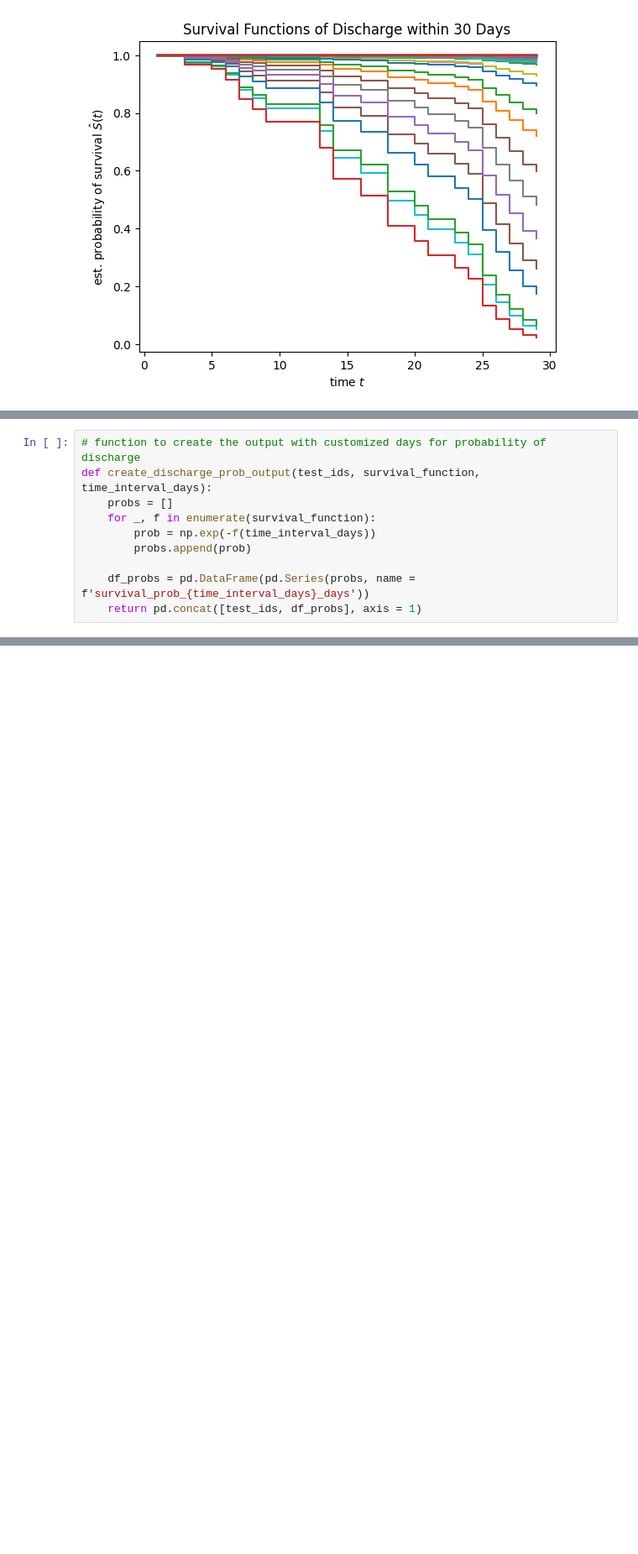
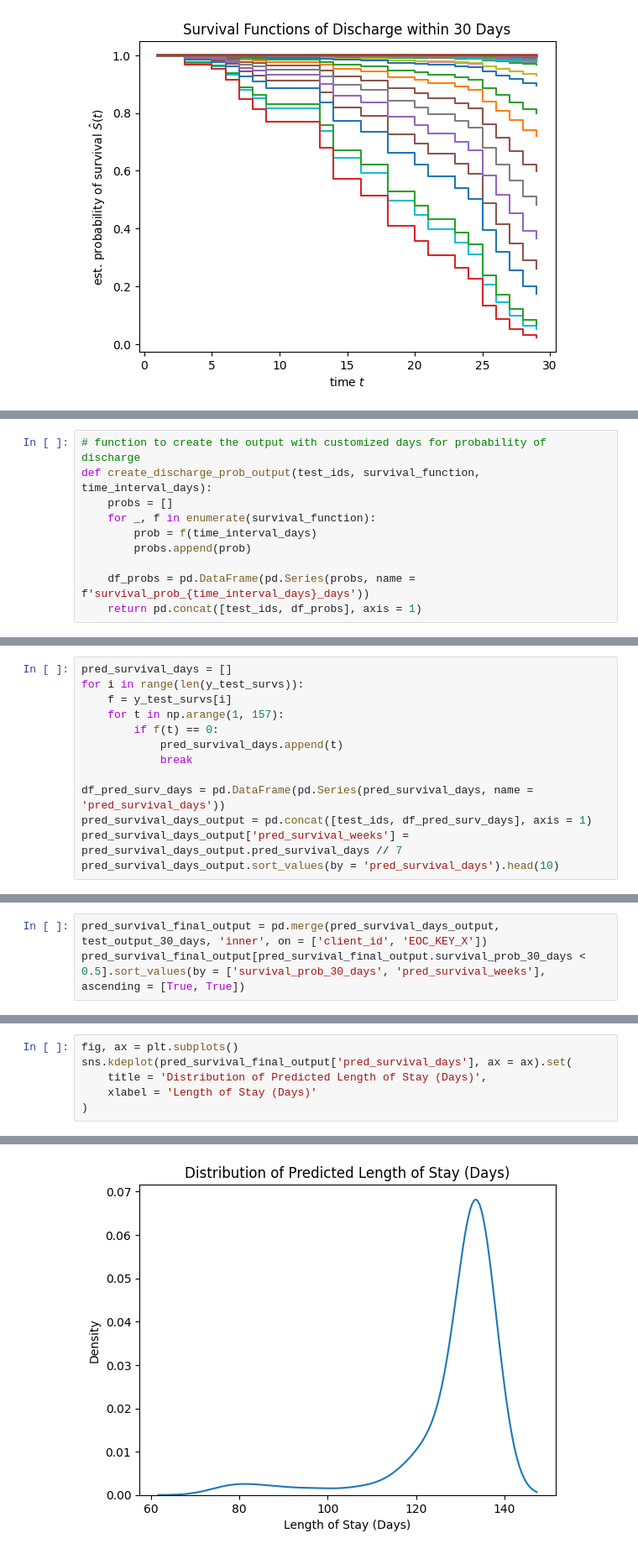
Before and after one commit to yxy1104/mh-discharge-survival-analysis, a Jupyter notebook: mh_discharge_sa_model.ipynb, the cells around one changed output, grey strips where cells are left out. Shown at 84% size. Saved outputs shown, nothing was run; the diff lists cells and outputs as text; blank space fills up the shorter version.

```diff
--- a/mh_discharge_sa_model.ipynb
+++ b/mh_discharge_sa_model.ipynb
@@ -405,7 +405,7 @@ Text(0.5, 1.0, 'Hazard Functions of Discharge within 30 Days')
 def create_discharge_prob_output(test_ids, survival_function, time_interval_days):
     probs = []
     for _, f in enumerate(survival_function):
-        prob = np.exp(-f(time_interval_days))
+        prob = f(time_interval_days)
         probs.append(prob)
 
     df_probs = pd.DataFrame(pd.Series(probs, name = f'survival_prob_{time_interval_days}_days'))
@@ -422,0 +426,13 @@ test_output_30_days[test_output_30_days.survival_prob_30_days >= 0.8].sort_value
+# %%
+pred_survival_days = []
+for i in range(len(y_test_survs)):
+    f = y_test_survs[i]
+    for t in np.arange(1, 157):
+        if f(t) == 0:
+            pred_survival_days.append(t)
+            break
+
+df_pred_surv_days = pd.DataFrame(pd.Series(pred_survival_days, name = 'pred_survival_days'))
+pred_survival_days_output = pd.concat([test_ids, df_pred_surv_days], axis = 1)
+pred_survival_days_output['pred_survival_weeks'] = pred_survival_days_output.pred_survival_days // 7
+pred_survival_days_output.sort_values(by = 'pred_survival_days').head(10)
@@ -422,0 +451,3 @@ test_output_30_days[test_output_30_days.survival_prob_30_days >= 0.8].sort_value
+# %%
+pred_survival_final_output = pd.merge(pred_survival_days_output, test_output_30_days, 'inner', on = ['client_id', 'EOC_KEY_X'])
+pred_survival_final_output[pred_survival_final_output.survival_prob_30_days < 0.5].sort_values(by = ['survival_prob_30_days', 'pred_survival_weeks'], ascending = [True, True])
@@ -422,0 +463,7 @@ test_output_30_days[test_output_30_days.survival_prob_30_days >= 0.8].sort_value
+# %%
+fig, ax = plt.subplots()
+sns.kdeplot(pred_survival_final_output['pred_survival_days'], ax = ax).set(
+    title = 'Distribution of Predicted Length of Stay (Days)',
+    xlabel = 'Length of Stay (Days)'
+)
+# %% [output]
@@ -422,0 +472 @@ test_output_30_days[test_output_30_days.survival_prob_30_days >= 0.8].sort_value
+[figure, added]
```
Also changed, not shown: parts of 8 cells of this notebook.
